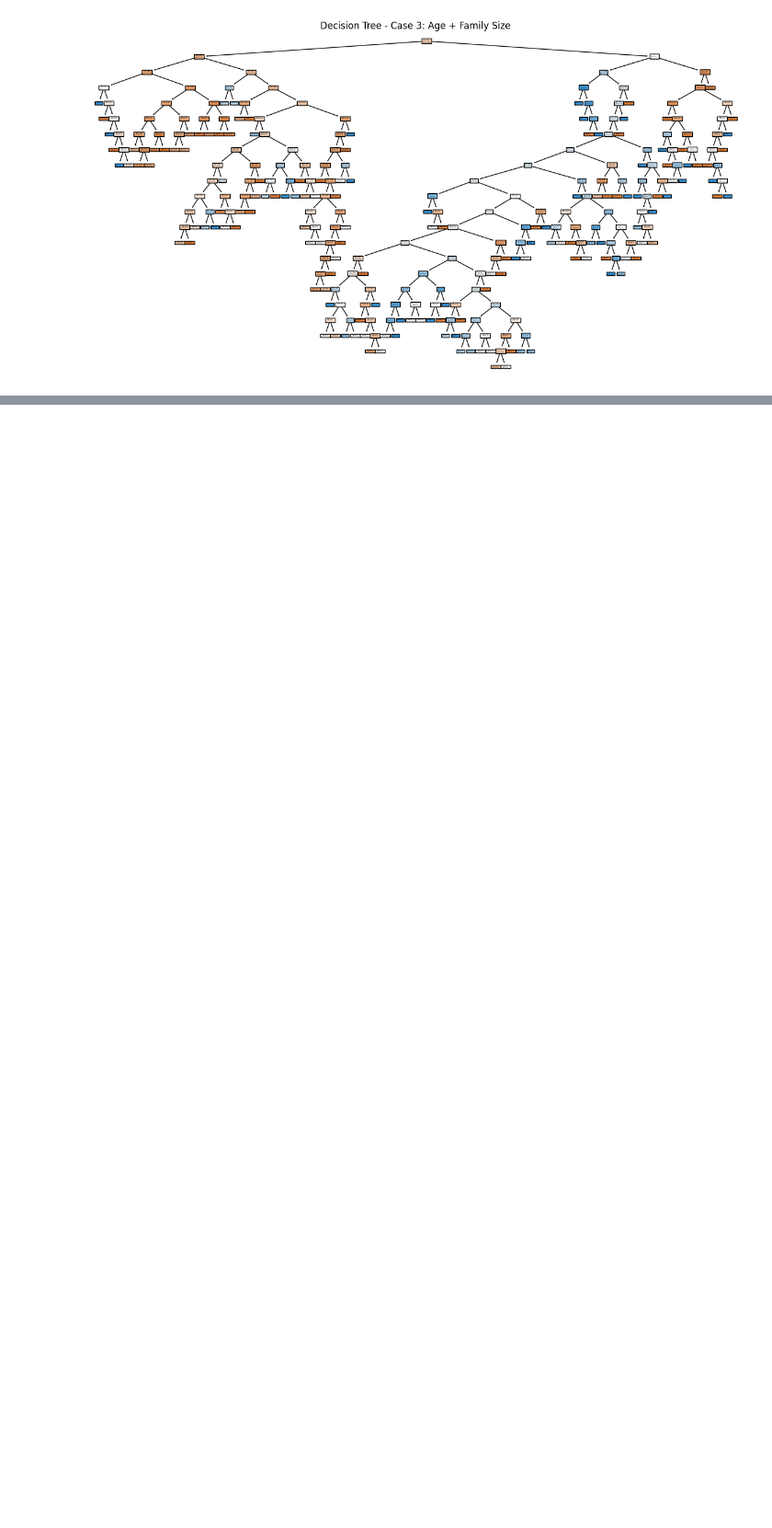
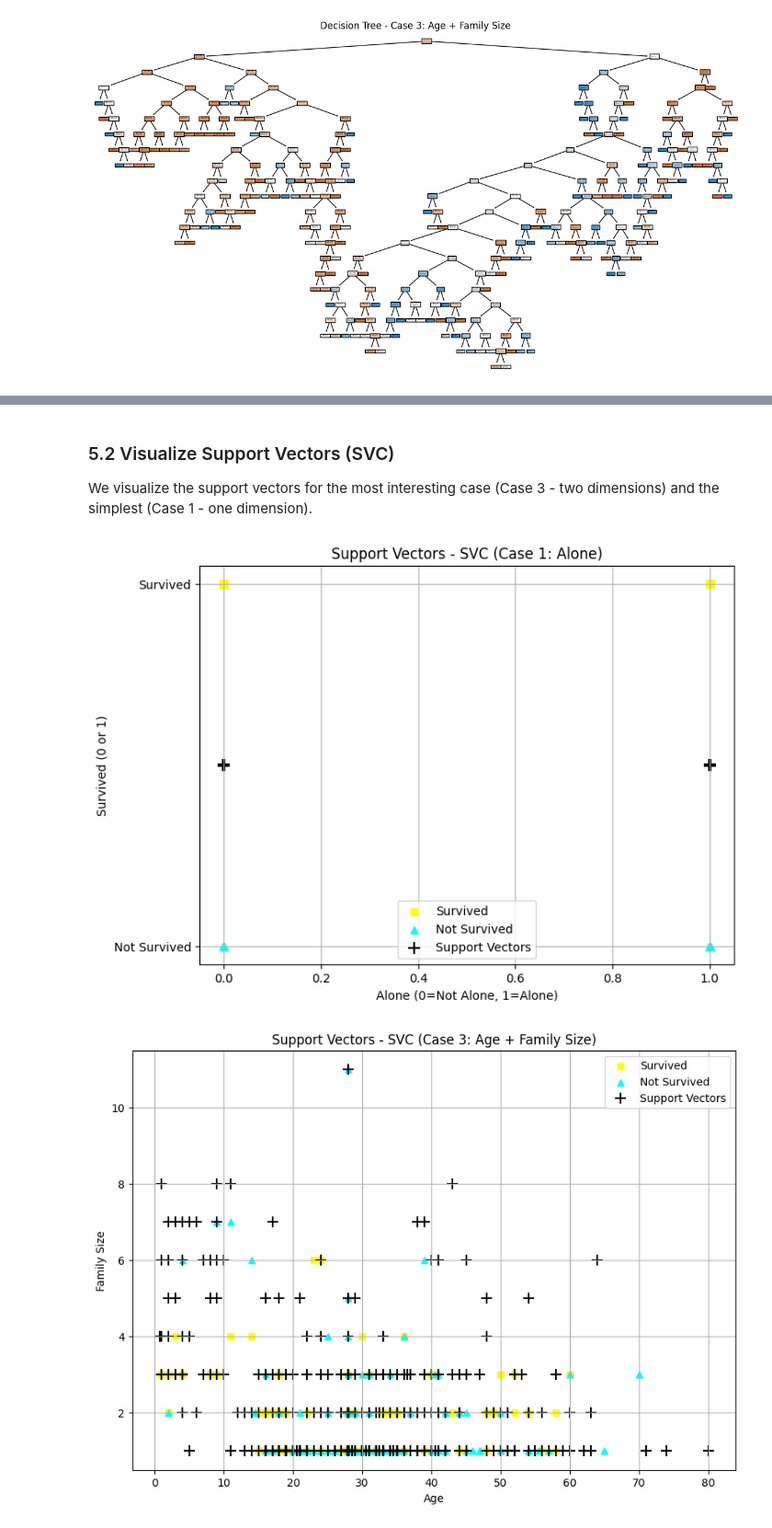
Before and after one commit to s-golla/applied-ml-sgolla, a Jupyter notebook: notebooks/project03/ml03_sgolla.ipynb, the cells around one changed output, grey strips where cells are left out. Shown at 92% size. Cells and saved outputs as stored; diff of their text form; code cells hidden in the pictures; blank space fills up the shorter version.

```diff
--- a/notebooks/project03/ml03_sgolla.ipynb
+++ b/notebooks/project03/ml03_sgolla.ipynb
@@ -303,0 +349,54 @@ plt.show()
+# %% [markdown]
+### 5.2 Visualize Support Vectors (SVC)
+We visualize the support vectors for the most interesting case (Case 3 - two dimensions) and the simplest (Case 1 - one dimension).
+# %%
+# --- Case 1: Feature = 'alone' (1D visualization trick) ---
+# Create groups based on survival
+survived_alone = X1_test.loc[y1_test == 1]
+not_survived_alone = X1_test.loc[y1_test == 0]
+
+plt.figure(figsize=(8, 6))
+plt.scatter(survived_alone, y1_test.loc[y1_test == 1], c='yellow', marker='s', label='Survived')
+plt.scatter(not_survived_alone, y1_test.loc[y1_test == 0], c='cyan', marker='^', label='Not Survived')
+
+# Overlay support vectors (using 0.5 as a visual offset for the 1D feature)
+if hasattr(svc_model1, 'support_vectors_'):
+    support_x1 = svc_model1.support_vectors_[:, 0]
+    plt.scatter(support_x1, [0.5] * len(support_x1), c='black', marker='+', s=100, label='Support Vectors')
+
+plt.xlabel('Alone (0=Not Alone, 1=Alone)')
+plt.ylabel('Survived (0 or 1)')
+plt.title('Support Vectors - SVC (Case 1: Alone)')
+plt.yticks([0, 1], ['Not Survived', 'Survived'])
+plt.legend()
+plt.grid(True)
+plt.show()
+
+
+# --- Case 3: Features = 'age', 'family_size' (2D scatter plot) ---
+# Create groups based on survival
+survived_c3 = X3_test.loc[y3_test == 1]
+not_survived_c3 = X3_test.loc[y3_test == 0]
+
+plt.figure(figsize=(10, 7))
+# Plot survived (yellow squares)
+plt.scatter(survived_c3['age'], survived_c3['family_size'], c='yellow', marker='s', label='Survived')
+# Plot not survived (cyan triangles)
+plt.scatter(not_survived_c3['age'], not_survived_c3['family_size'], c='cyan', marker='^', label='Not Survived')
+
+# Overlay support vectors (if the model has them)
+if hasattr(svc_model3, 'support_vectors_'):
+    support_x3 = svc_model3.support_vectors_[:, 0]  # age
+    support_y3 = svc_model3.support_vectors_[:, 1]  # family_size
+    # Plot them as black plus signs
+    plt.scatter(support_x3, support_y3, c='black', marker='+', s=100, label='Support Vectors')
+
+plt.xlabel('Age')
+plt.ylabel('Family Size')
+plt.title('Support Vectors - SVC (Case 3: Age + Family Size)')
+plt.legend()
+plt.grid(True)
+plt.show()
+# %% [output]
+[figure, added]
+[figure, added]
```
Also changed, not shown: parts of 7 cells of this notebook.
